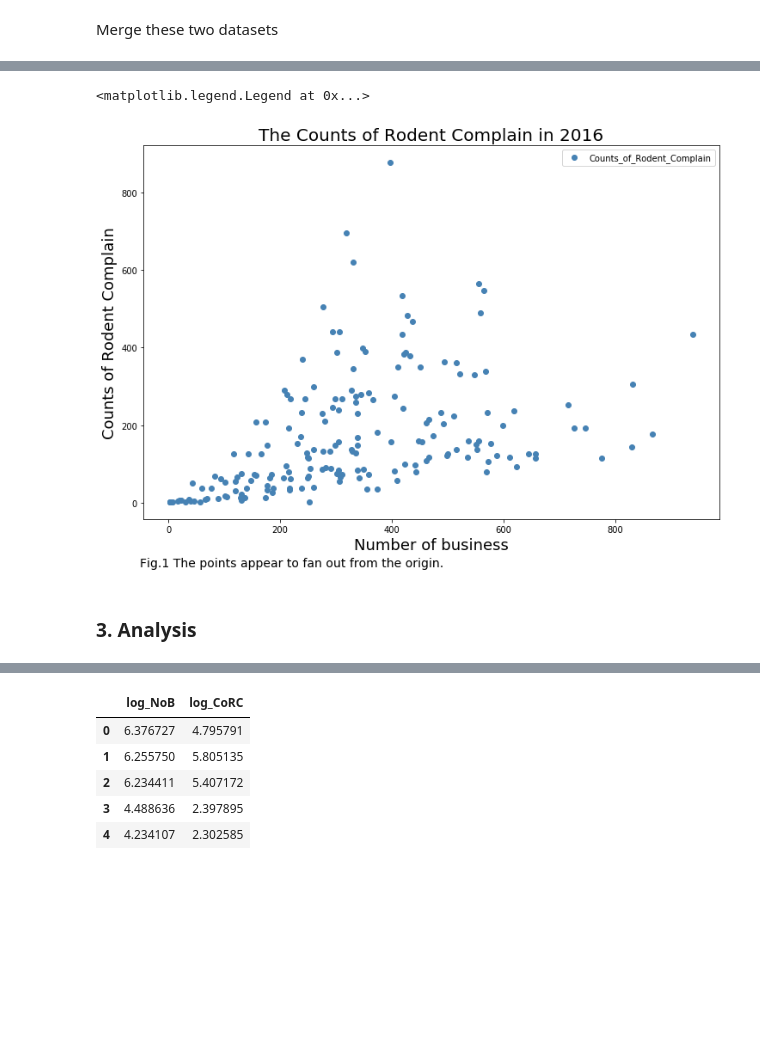
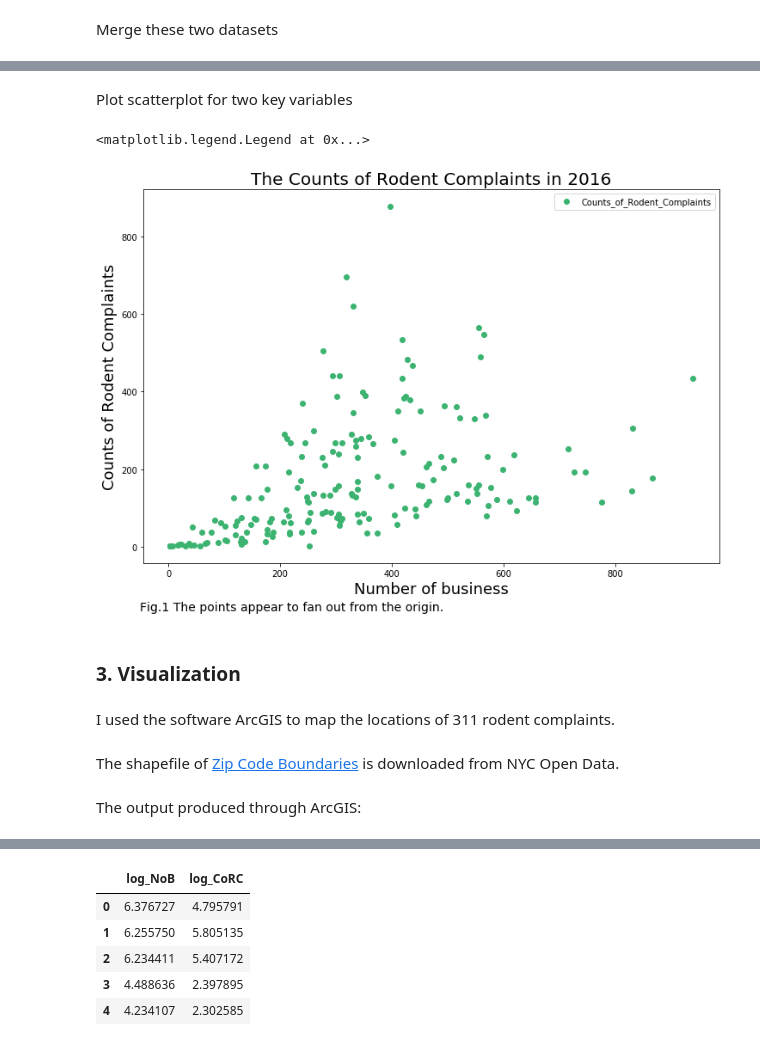
Before and after one commit to lingyielia/Civic, a Jupyter notebook: ProblemSet1/ProblemSet1.ipynb, the cells around one changed output, grey strips where cells are left out. Drawn from its saved outputs; the diff is of its cells as text; code cells hidden in the pictures; blank space fills up the shorter version.

```diff
--- a/ProblemSet1/ProblemSet1.ipynb
+++ b/ProblemSet1/ProblemSet1.ipynb
@@ -51,6 +52,6 @@ df.head()
 # %%
 rodentCount = df.groupby(df['Incident Zip'], as_index=False).count()
 rodentCount.rename(columns = { 'Incident Zip': 'Zip Code',
-                'Unique Key': 'Counts_of_Rodent_Complain'}, inplace=True)
+                'Unique Key': 'Counts_of_Rodent_Complaints'}, inplace=True)
 rodentCount.head()
 # %% [output]
@@ -118,13 +130,19 @@ dfMerg.head()
+# %% [markdown]
+Plot scatterplot for two key variables
 # %%
 fig = plt.figure(figsize=(12,8))
-plt.plot(dfMerg['Number_of_business'], dfMerg['Counts_of_Rodent_Complain'], 'o', color='SteelBlue')
-plt.title('The Counts of Rodent Complain in 2016', fontsize = 20)
+plt.plot(dfMerg['Number_of_business'], dfMerg['Counts_of_Rodent_Complaints'], 'o', color='mediumseagreen')
+plt.title('The Counts of Rodent Complaints in 2016', fontsize = 20)
 plt.xlabel('Number of business', fontsize = 18)
-plt.ylabel('Counts of Rodent Complain', fontsize = 18)
+plt.ylabel('Counts of Rodent Complaints', fontsize = 18)
 fig.text(.12, .03, "Fig.1 The points appear to fan out from the origin.", fontsize = 14)
 plt.legend()
 # %% [output]
 <matplotlib.legend.Legend at 0x...>
-[figure, old version]
+[figure, new version]
 # %% [markdown]
-### 3. Analysis
+### 3. Visualization
+# %% [markdown]
+I used the software ArcGIS to map the locations of 311 rodent complaints.
+# %% [markdown]
+The shapefile of [Zip Code Boundaries]("https://data.cityofnewyork.us/Business/Zip-Code-Boundaries/i8iw-xf4u") is downloaded from NYC Open Data.
@@ -130,0 +152,2 @@ plt.legend()
+# %% [markdown]
+The output produced through ArcGIS:
```
Also changed, not shown: parts of 22 cells of this notebook.
